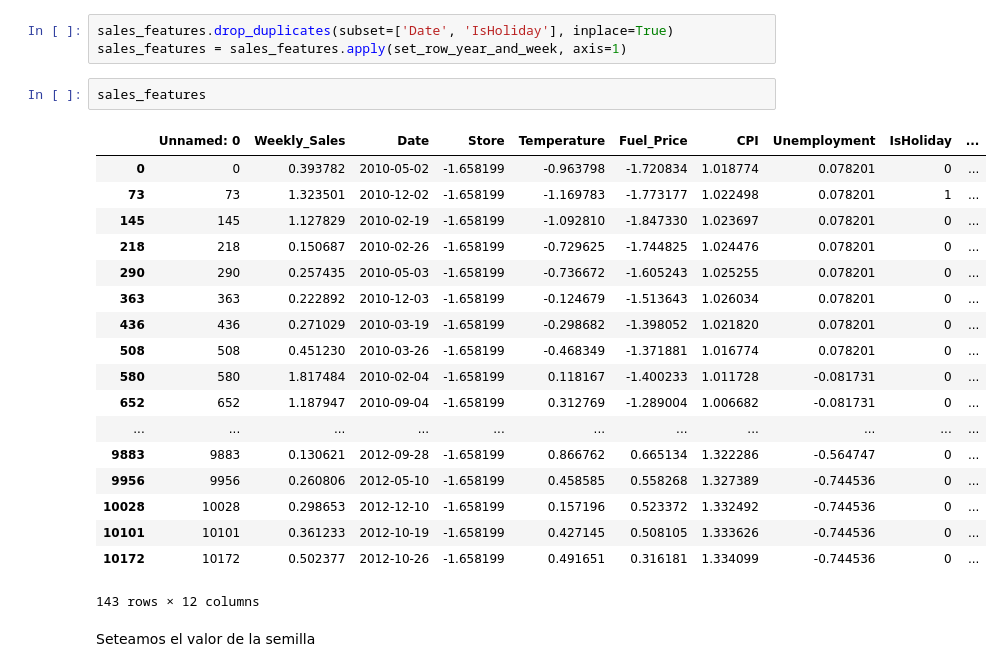
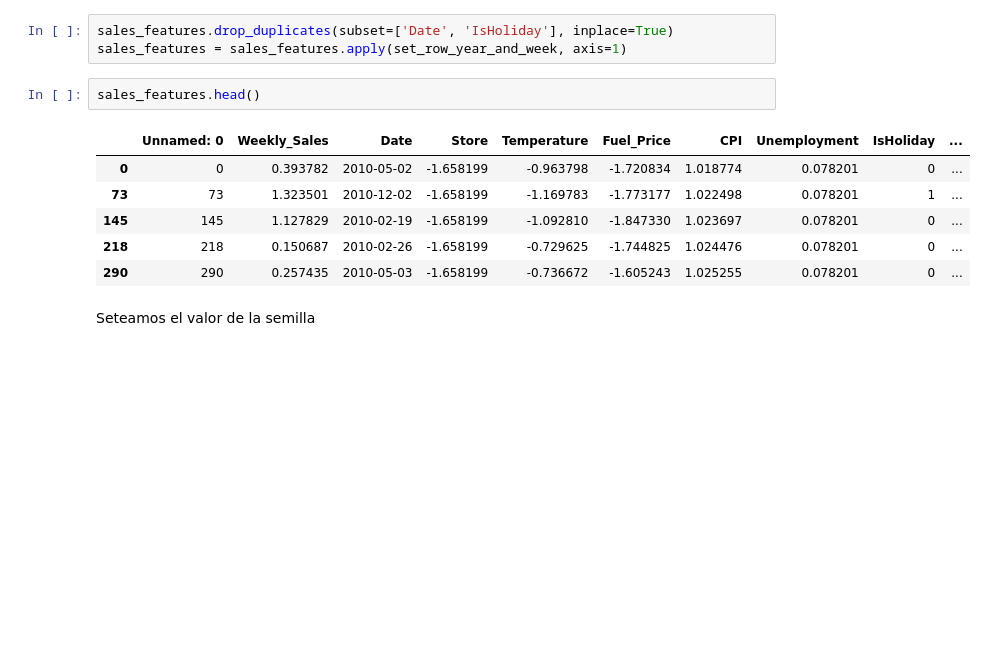
Before and after one commit to dbourdin/diplodatos-mentorias, a Jupyter notebook: AprendizajeAutomatico/retail_data_analytics.ipynb, the cells around one changed output. Drawn from its saved outputs; the diff is of its cells as text; blank space fills up the shorter version.

```diff
--- a/AprendizajeAutomatico/retail_data_analytics.ipynb
+++ b/AprendizajeAutomatico/retail_data_analytics.ipynb
@@ -155,26 +156,14 @@ def set_row_year_and_week(row):
 sales_features.drop_duplicates(subset=['Date', 'IsHoliday'], inplace=True)
 sales_features = sales_features.apply(set_row_year_and_week, axis=1)
 # %%
-sales_features
+sales_features.head()
 # %% [output]
 |  | Unnamed: 0 | Weekly_Sales | Date | Store | Temperature | Fuel_Price | CPI | Unemployment | IsHoliday | ... |
 | 0 | 0 | 0.393782 | 2010-05-02 | -1.658199 | -0.963798 | -1.720834 | 1.018774 | 0.078201 | 0 | ... |
 | 73 | 73 | 1.323501 | 2010-12-02 | -1.658199 | -1.169783 | -1.773177 | 1.022498 | 0.078201 | 1 | ... |
 | 145 | 145 | 1.127829 | 2010-02-19 | -1.658199 | -1.092810 | -1.847330 | 1.023697 | 0.078201 | 0 | ... |
 | 218 | 218 | 0.150687 | 2010-02-26 | -1.658199 | -0.729625 | -1.744825 | 1.024476 | 0.078201 | 0 | ... |
 | 290 | 290 | 0.257435 | 2010-05-03 | -1.658199 | -0.736672 | -1.605243 | 1.025255 | 0.078201 | 0 | ... |
-| 363 | 363 | 0.222892 | 2010-12-03 | -1.658199 | -0.124679 | -1.513643 | 1.026034 | 0.078201 | 0 | ... |
-| 436 | 436 | 0.271029 | 2010-03-19 | -1.658199 | -0.298682 | -1.398052 | 1.021820 | 0.078201 | 0 | ... |
-| 508 | 508 | 0.451230 | 2010-03-26 | -1.658199 | -0.468349 | -1.371881 | 1.016774 | 0.078201 | 0 | ... |
-| 580 | 580 | 1.817484 | 2010-02-04 | -1.658199 | 0.118167 | -1.400233 | 1.011728 | -0.081731 | 0 | ... |
-| 652 | 652 | 1.187947 | 2010-09-04 | -1.658199 | 0.312769 | -1.289004 | 1.006682 | -0.081731 | 0 | ... |
-| ... | ... | ... | ... | ... | ... | ... | ... | ... | ... | ... |
-| 9883 | 9883 | 0.130621 | 2012-09-28 | -1.658199 | 0.866762 | 0.665134 | 1.322286 | -0.564747 | 0 | ... |
-| 9956 | 9956 | 0.260806 | 2012-05-10 | -1.658199 | 0.458585 | 0.558268 | 1.327389 | -0.744536 | 0 | ... |
-| 10028 | 10028 | 0.298653 | 2012-12-10 | -1.658199 | 0.157196 | 0.523372 | 1.332492 | -0.744536 | 0 | ... |
-| 10101 | 10101 | 0.361233 | 2012-10-19 | -1.658199 | 0.427145 | 0.508105 | 1.333626 | -0.744536 | 0 | ... |
-| 10172 | 10172 | 0.502377 | 2012-10-26 | -1.658199 | 0.491651 | 0.316181 | 1.334099 | -0.744536 | 0 | ... |
-143 rows × 12 columns
 # %% [markdown]
 Seteamos el valor de la semilla
 # %%
```
Also changed, not shown: parts of 18 cells of this notebook, 1 other file.
